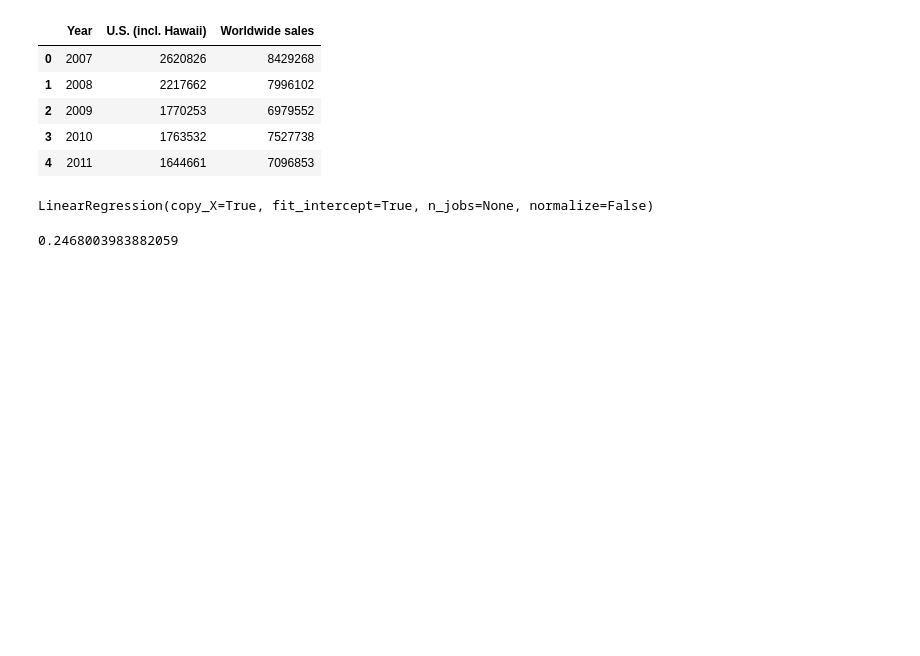
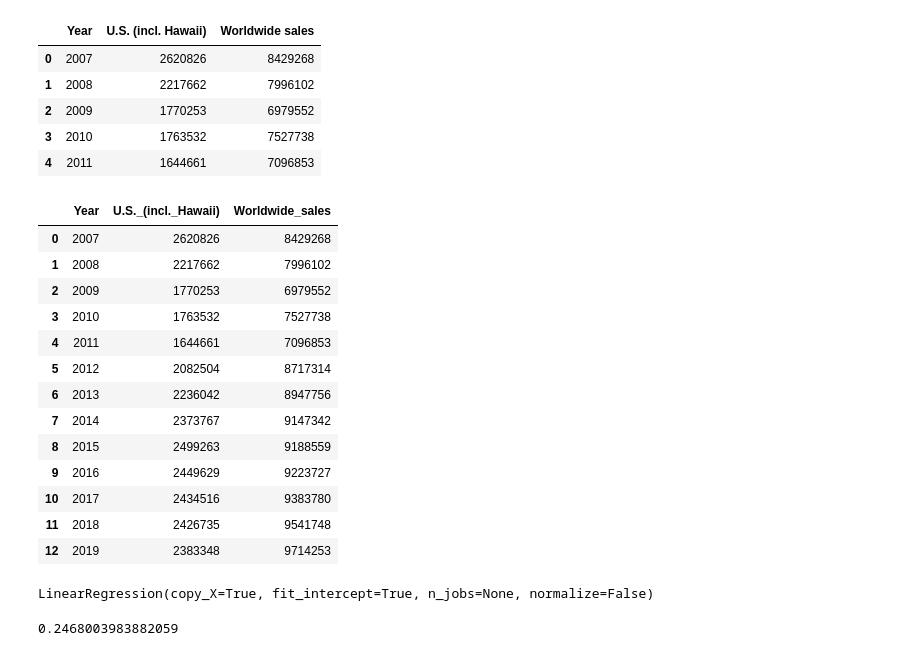
Before and after one commit to karl-johan-grahn/toyota-analysis, a Jupyter notebook: Toyota_car_price_data_analysis.ipynb, the cells around one changed output. Drawn from its saved outputs; the diff is of its cells as text; code cells hidden in the pictures; blank space fills up the shorter version.

```diff
--- a/Toyota_car_price_data_analysis.ipynb
+++ b/Toyota_car_price_data_analysis.ipynb
@@ -278,3 +256,20 @@ predicted_sales = df_US_WorldWide.append({'year' : '2030', 'Daihatsu_worldwide_s
+# %%
+df_US_WorldWide
+# %% [output]
+|  | Year | U.S._(incl._Hawaii) | Worldwide_sales |
+| 0 | 2007 | 2620826 | 8429268 |
+| 1 | 2008 | 2217662 | 7996102 |
+| 2 | 2009 | 1770253 | 6979552 |
+| 3 | 2010 | 1763532 | 7527738 |
+| 4 | 2011 | 1644661 | 7096853 |
+| 5 | 2012 | 2082504 | 8717314 |
+| 6 | 2013 | 2236042 | 8947756 |
+| 7 | 2014 | 2373767 | 9147342 |
+| 8 | 2015 | 2499263 | 9188559 |
+| 9 | 2016 | 2449629 | 9223727 |
+| 10 | 2017 | 2434516 | 9383780 |
+| 11 | 2018 | 2426735 | 9541748 |
+| 12 | 2019 | 2383348 | 9714253 |
 # %%
 feature_columns = ['Year', 'U.S._(incl._Hawaii)']
 label_column = 'Worldwide_sales'
```
Also changed, not shown: parts of 7 cells of this notebook.
